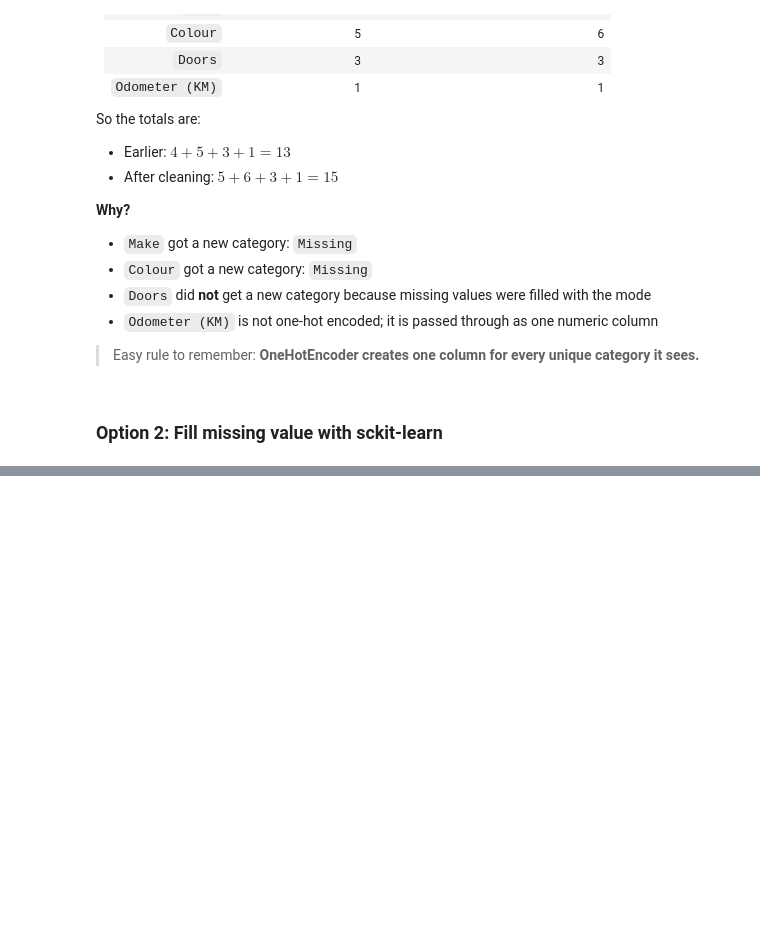
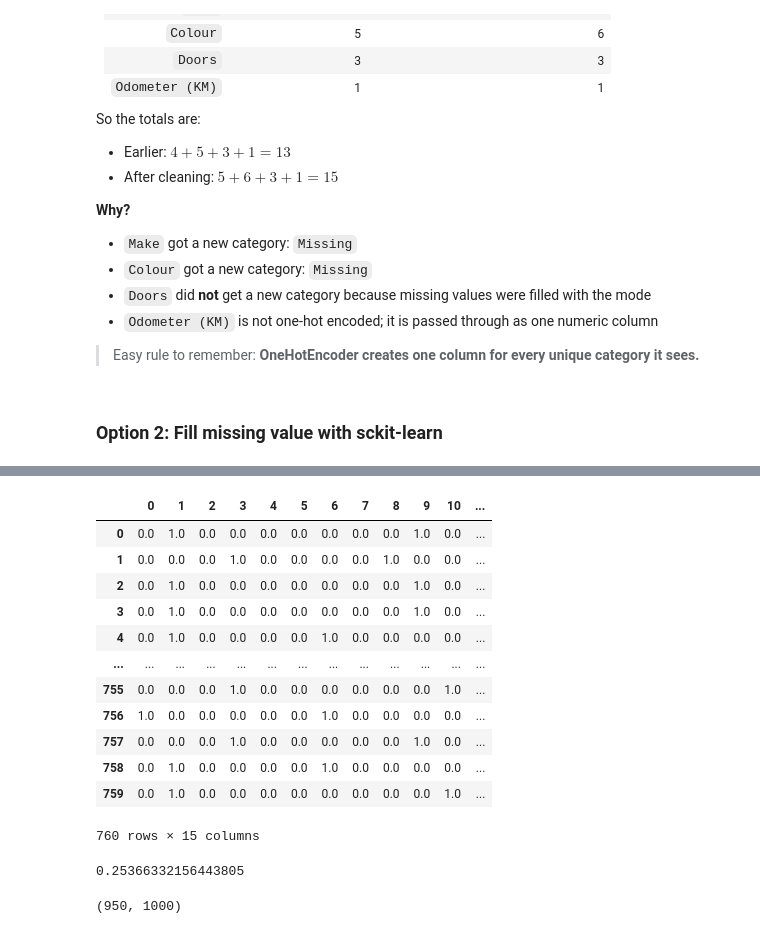
Before and after one commit to Eakempreet/Learning-ML, a Jupyter notebook: Scikit-Learn/scikit-learn-basic(1).ipynb, the cells around one changed output, grey strips where cells are left out. Drawn from its saved outputs; the diff is of its cells as text; code cells hidden in the pictures; blank space fills up the shorter version.

Commit message:
Train model on missing data

```diff
--- a/Scikit-Learn/scikit-learn-basic(1).ipynb
+++ b/Scikit-Learn/scikit-learn-basic(1).ipynb
@@ -1293,0 +1313,4 @@ So the totals are:
+# %%
+# Drop the rows with no labels
+car_sales_missing.dropna(subset=["Price"], inplace=True)
+car_sales_missing.isna().sum()
@@ -1293,0 +1401,14 @@ So the totals are:
+# %%
+# Get our transformed data array's back into DataFrame's
+car_sales_filled_train = pd.DataFrame(filled_X_train,
+                                columns=["Make", "Colour", "Doors", "Odometer (KM)"])
+
+car_sales_filled_test = pd.DataFrame(filled_X_test,
+                                columns=["Make", "Colour", "Doors", "Odometer (KM)"])
+
+
+# Check missing data in training set
+car_sales_filled_train.isna().sum()
+
+
+# Why creating two datasets why not just a single one and then do train test split?
@@ -1293,0 +1431,23 @@ So the totals are:
+# %%
+# Now let's one hot encode the features with the same code as before
+from sklearn.compose import ColumnTransformer
+from sklearn.preprocessing import OneHotEncoder
+
+categorical_features = ["Make", "Colour", "Doors"]
+one_hot = OneHotEncoder()
+
+transformer = ColumnTransformer([("one_hot",
+                                  one_hot,
+                                  categorical_features)],
+                                  remainder="passthrough")
+
+# Fill train and test values separately
+transformed_X_train = transformer.fit_transform(car_sales_filled_train)
+transformed_X_test = transformer.fit_transform(car_sales_filled_test)
+
+transformed_X_train.toarray()
+
+# Why again transform the traning sets differently why just normally transform the X?
+# In a proper workflow, the encoder learns categories from the training set only.
+# Then the test set should be transformed with that same learned mapping.
+# This keeps train and test columns aligned and avoids leakage.
@@ -1293,0 +1468,37 @@ So the totals are:
+# %%
+pd.DataFrame(transformed_X_train.toarray())
+# %% [output]
+|  | 0 | 1 | 2 | 3 | 4 | 5 | 6 | 7 | 8 | 9 | 10 | ... |
+| 0 | 0.0 | 1.0 | 0.0 | 0.0 | 0.0 | 0.0 | 0.0 | 0.0 | 0.0 | 1.0 | 0.0 | ... |
+| 1 | 0.0 | 0.0 | 0.0 | 1.0 | 0.0 | 0.0 | 0.0 | 0.0 | 1.0 | 0.0 | 0.0 | ... |
+| 2 | 0.0 | 1.0 | 0.0 | 0.0 | 0.0 | 0.0 | 0.0 | 0.0 | 0.0 | 1.0 | 0.0 | ... |
+| 3 | 0.0 | 1.0 | 0.0 | 0.0 | 0.0 | 0.0 | 0.0 | 0.0 | 0.0 | 1.0 | 0.0 | ... |
+| 4 | 0.0 | 1.0 | 0.0 | 0.0 | 0.0 | 0.0 | 1.0 | 0.0 | 0.0 | 0.0 | 0.0 | ... |
+| ... | ... | ... | ... | ... | ... | ... | ... | ... | ... | ... | ... | ... |
+| 755 | 0.0 | 0.0 | 0.0 | 1.0 | 0.0 | 0.0 | 0.0 | 0.0 | 0.0 | 0.0 | 1.0 | ... |
+| 756 | 1.0 | 0.0 | 0.0 | 0.0 | 0.0 | 0.0 | 1.0 | 0.0 | 0.0 | 0.0 | 0.0 | ... |
+| 757 | 0.0 | 0.0 | 0.0 | 1.0 | 0.0 | 0.0 | 0.0 | 0.0 | 0.0 | 1.0 | 0.0 | ... |
+| 758 | 0.0 | 1.0 | 0.0 | 0.0 | 0.0 | 0.0 | 1.0 | 0.0 | 0.0 | 0.0 | 0.0 | ... |
+| 759 | 0.0 | 1.0 | 0.0 | 0.0 | 0.0 | 0.0 | 0.0 | 0.0 | 0.0 | 0.0 | 1.0 | ... |
+760 rows × 15 columns
+# %%
+# Now we've transformed X, let's see if we can fit a model
+np.random.seed(42)
+from sklearn.ensemble import RandomForestRegressor  # noqa: E402
+
+model = RandomForestRegressor()
+
+# Make sure to use transformed (filled and one-hot encoded X data)
+model.fit(transformed_X_train, y_train)
+model.score(transformed_X_test, y_test)
+# %% [output]
+0.25366332156443805
+# %%
+# Check length of transformed data (filled and one-hot encoded) -> car_sales_missing
+# vs. length of original data
+
+len(transformed_X_train.toarray()) + len(transformed_X_test.toarray()), len(car_sales)
+
+# here less data poor performance
+# %% [output]
+(950, 1000)
```
Also changed, not shown: parts of 21 cells of this notebook.
